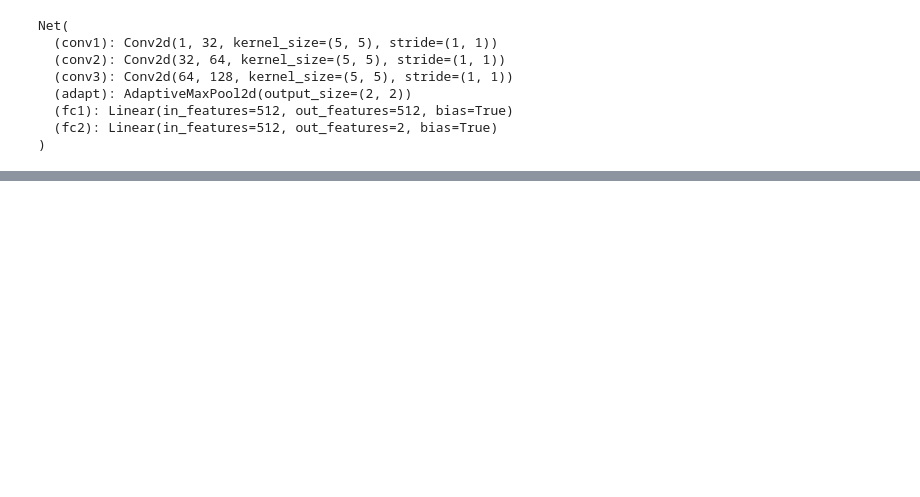
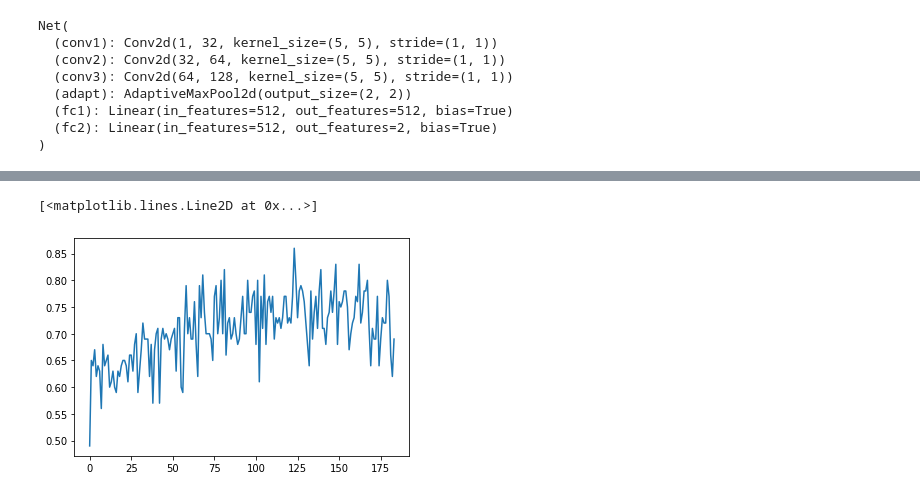
Before and after one commit to bohdanhlovatskyi/sad_cat, a Jupyter notebook: Conv.ipynb, the cells around one changed output, grey strips where cells are left out. Drawn from its saved outputs; the diff is of its cells as text; code cells hidden in the pictures; blank space fills up the shorter version.

```diff
--- a/Conv.ipynb
+++ b/Conv.ipynb
@@ -203,0 +259,18 @@ acc: 0.7521584560690706
+# %%
+tmp = []
+
+def train():
+  BATCH_SIZE = 32
+  EPOCHS = 8
+  for _ in range(EPOCHS):
+    for i in tqdm(range(0, len(train_X), BATCH_SIZE)):
+      batch_X = train_X[i:i+BATCH_SIZE].view(-1, 1, 50, 50).to(device)
+      batch_y = train_y[i:i+BATCH_SIZE].to(device)
+
+      acc, loss = fwd_pass(batch_X, batch_y, True)
+
+      if i % 50 == 0:
+        val_acc, val_loss = test(size=100)
+        tmp.append(
+            f"{round(time.time(), 3)},{round(float(acc), 2)},{round(float(loss), 4)},{round(float(val_acc), 2)},{round(float(val_loss), 4)}\n"
+        )
@@ -203,0 +279,5 @@ acc: 0.7521584560690706
+# %%
+import io
+
+df = pd.read_csv(io.StringIO("".join(tmp)), sep=',', names=["Time", "acc", "loss", "val_acc", "val_loss"])
+df.head()
@@ -203,0 +291,5 @@ acc: 0.7521584560690706
+# %%
+plt.plot(df["val_acc"])
+# %% [output]
+[<matplotlib.lines.Line2D at 0x...>]
+[figure, added]
```
Also changed, not shown: parts of 19 cells of this notebook.
